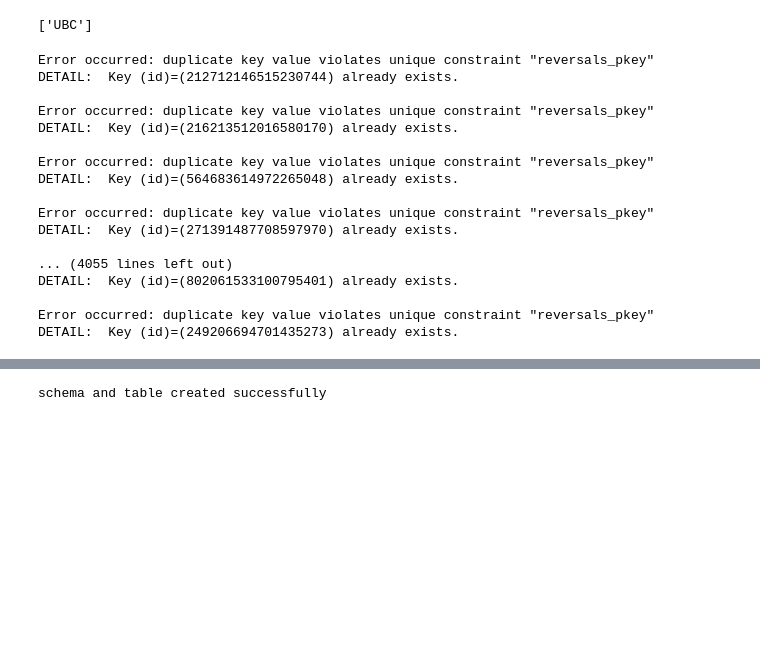
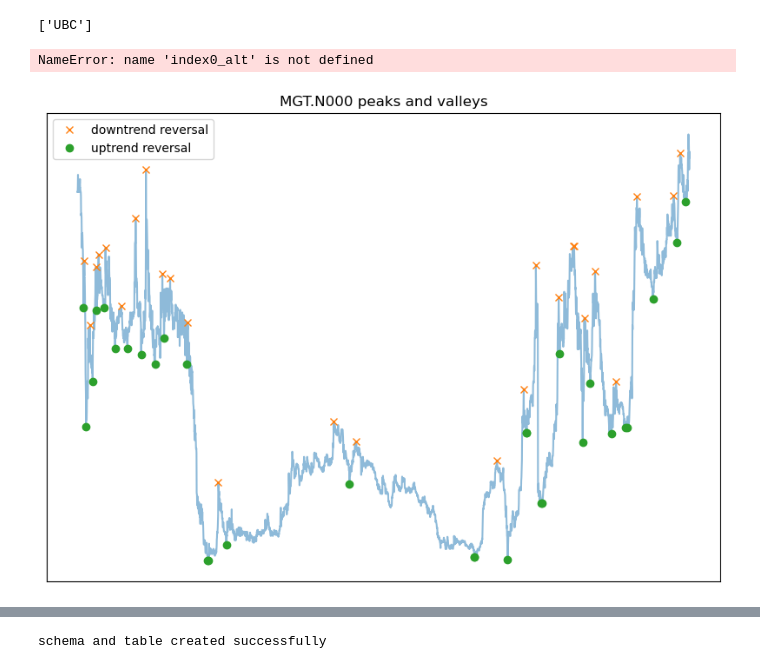
Before and after one commit to OverCat2000/Research, a Jupyter notebook: reversal.ipynb, the cells around one changed output, grey strips where cells are left out. Drawn from its saved outputs; the diff is of its cells as text; code cells hidden in the pictures; blank space fills up the shorter version.

```diff
--- a/reversal.ipynb
+++ b/reversal.ipynb
@@ -89,6 +89,7 @@ for i in tickers:
     prom = np.mean([np.std(i) for i in np.array_split(cp, 10)])
     peaks, _ = find_peaks(cp, prominence=prom)
     valleys, _ = find_peaks(-cp, prominence=prom)
+    platto = []
 
 
     t_pairs = []
@@ -145,6 +146,30 @@ for i in tickers:
     #         except psycopg2.Error as e:
     #             print(f"Error occurred: {e}")
 
+    u_pairs = t_pairs + alt_pairs
+
+    for idx, date in enumerate(u_pairs):
+        temp_neutral = u_pairs[idx]
+        index0_neutral = np.where(t == temp_neutral[0])[0][0]
+        index1_neutral = np.where(t == temp_neutral[1])[0][0]
+        dif = index1_neutral - index0_neutral
+
+        if  dif > 32:
+            # num1 = math.floor(dif / 3) + index0_neutral
+            num1 = math.floor(dif / 2) + index0_neutral
+            platto.append(num1)
+            matrix1_neutral = mat[:, num1-8:num1+8]
+            matrix2_neutral = mat[:, num1+8:index1_neutral]
+
+            try:
+                insert_db(matrix1_neutral, matrix2_neutral, i, t[num1], 0)
+            except psycopg2.Error as e:
+                print(f"Error occurred: {e}")
+
+        else:
+            print(index0_alt)
+            pass
+
     for idx, date in enumerate(t_pairs):
         # print("##############################")
 
@@ -154,7 +179,7 @@ for i in tickers:
         index0 = np.where(t == temp[0])[0][0]
         index1 = np.where(t == temp[1])[0][0]
 
-        if index0 >= 13:
+        if index0 >= 15:
             matrix1 = mat[:, index0-15:index0+1]
             matrix2 = mat[:, index0+1:index1+1]
             mm = mat[:, index0-15:index1+1]
@@ -180,7 +205,7 @@ for i in tickers:
         index0_alt = np.where(t == temp_alt[0])[0][0]
         index1_alt = np.where(t == temp_alt[1])[0][0]
 
-        if index0_alt >= 13:
+        if index0_alt >= 15:
             matrix1_alt = mat[:, index0_alt-15:index0_alt+1]
             matrix2_alt = mat[:, index0_alt+1:index1_alt+1]
             mm_alt = mat[:, index0_alt-15:index1_alt+1]
@@ -192,13 +217,14 @@ for i in tickers:
             # plt.tight_layout()
 
             try:
-                insert_db(matrix1_alt, matrix2_alt, i, temp_alt[0], 0)
+                insert_db(matrix1_alt, matrix2_alt, i, temp_alt[0], 2)
             except psycopg2.Error as e:
                 print(f"Error occurred: {e}")
 
         else:
             print(index0_alt)
             pass
+
 
 
 
@@ -225,31 +251,41 @@ for i in tickers:
         # matrix2 = mm[:, mm[4] > temp[0].timestamp()]
 
     #########
-
     # plt.figure(figsize=(10, len(t_pairs)))
     # plt.figure(figsize=(10, 7))
     # plt.plot(cp, alpha=0.5)
     # plt.plot(peaks, cp[peaks], "x", )
     # plt.plot(valleys, cp[valleys], "o")
+    # plt.plot(platto, cp[platto], "_")
     # plt.title(f"{i} peaks and valleys")
     # plt.xticks([])
     # plt.yticks([])
     # plt.savefig("/mnt/c/Users/malis/Desktop/Linux/tjl_p_v.png", dpi=300, bbox_inches='tight')
 # %% [output]
-Error occurred: duplicate key value violates unique constraint "reversals_pkey"
-DETAIL:  Key (id)=(212712146515230744) already exists.
-
-Error occurred: duplicate key value violates unique constraint "reversals_pkey"
-DETAIL:  Key (id)=(216213512016580170) already exists.
-
-Error occurred: duplicate key value violates unique constraint "reversals_pkey"
-DETAIL:  Key (id)=(564683614972265048) already exists.
-
-Error occurred: duplicate key value violates unique constraint "reversals_pkey"
-DETAIL:  Key (id)=(271391487708597970) already exists.
-
-... (4055 lines left out)
-DETAIL:  Key (id)=(802061533100795401) already exists.
-
-Error occurred: duplicate key value violates unique constraint "reversals_pkey"
-DETAIL:  Key (id)=(249206694701435273) already exists.
+NameError: name 'index0_alt' is not defined
+# %%
+for i in tickers[10:11]:
+    record = {}
+    rows = dbloader(i)
+    mat = to_mat(rows)
+    cp = mat[3]
+    t = mat[4]
+    t = pd.to_datetime(t, unit='s').sort_values()
+
+    prom = np.mean([np.std(i) for i in np.array_split(cp, 10)])
+    peaks, _ = find_peaks(cp, prominence=prom)
+    valleys, _ = find_peaks(-cp, prominence=prom)
+    platto = []
+
+    plt.figure(figsize=(10, 7))
+    plt.plot(cp, alpha=0.5)
+    plt.plot(peaks, cp[peaks], "x", label="downtrend reversal")
+    plt.plot(valleys, cp[valleys], "o", label="uptrend reversal")
+    plt.legend()
+    # plt.plot(platto, cp[platto], "_")
+    plt.title(f"{i}.N000 peaks and valleys")
+    plt.xticks([])
+    plt.yticks([])
+    plt.savefig("/mnt/c/Users/malis/4th year/research/thesis/images/mgt.png", dpi=300, bbox_inches='tight')
+# %% [output]
+[figure, added]
```
Also changed, not shown: parts of 8 cells of this notebook, 16 other files.
